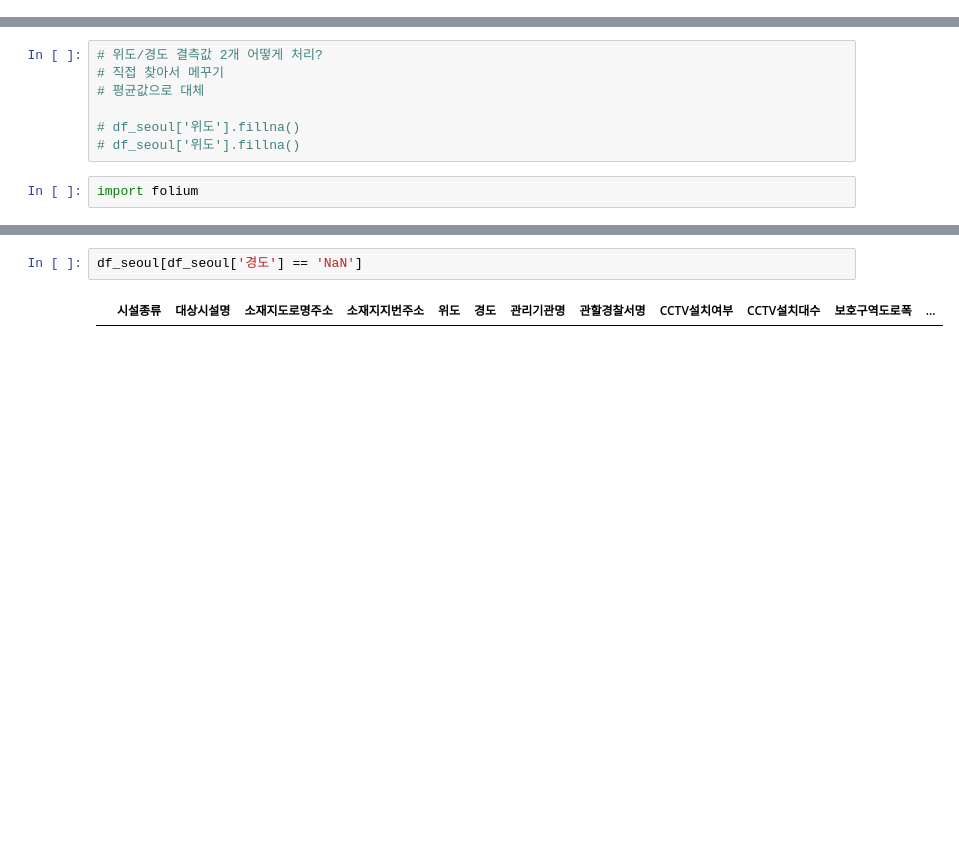
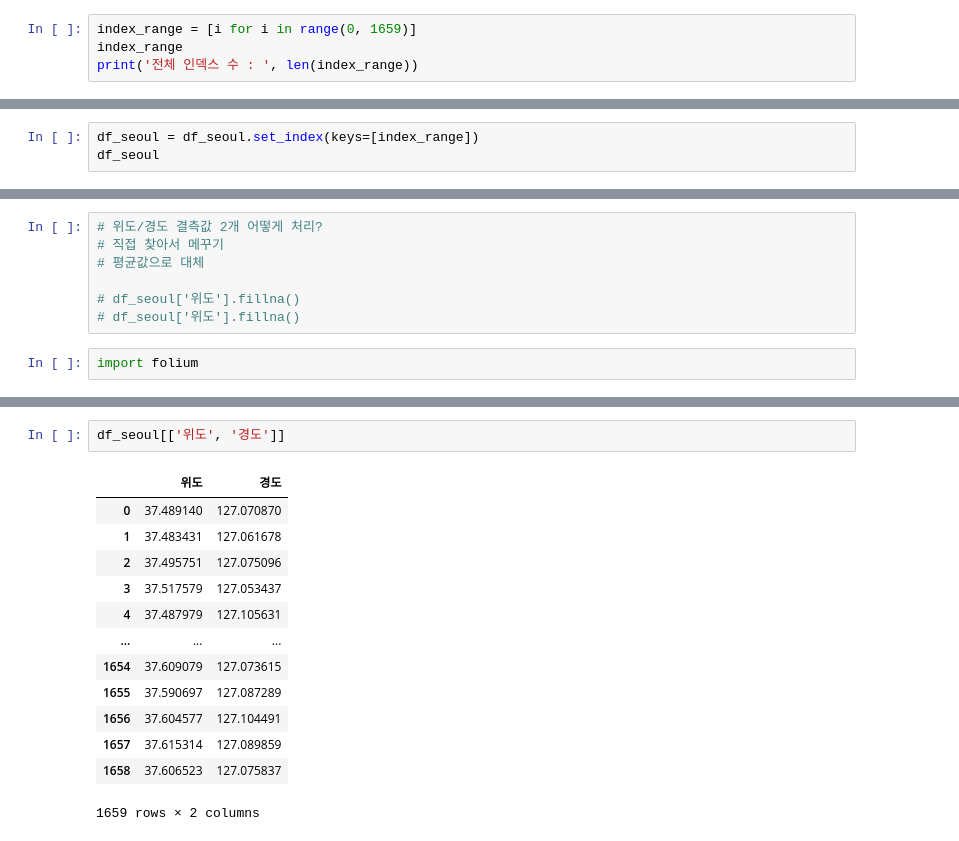
Before and after one commit to Sim-mi-gyeong/DataAnalysis, a Jupyter notebook: BigDataCampus/ChildernProtectRegion.ipynb, the cells around one changed output, grey strips where cells are left out. Drawn from its saved outputs; the diff is of its cells as text; blank space fills up the shorter version.

```diff
--- a/BigDataCampus/ChildernProtectRegion.ipynb
+++ b/BigDataCampus/ChildernProtectRegion.ipynb
@@ -441,0 +442,4 @@ seoul_protect
+# %%
+index_range = [i for i in range(0, 1659)]
+index_range
+print('전체 인덱스 수 : ', len(index_range))
@@ -441,0 +448,3 @@ seoul_protect
+# %%
+df_seoul = df_seoul.set_index(keys=[index_range])
+df_seoul
@@ -470,7 +488,19 @@ map
 # %% [output]
 [interactive output not drawn]
 # %%
-df_seoul[df_seoul['경도'] == 'NaN']
+df_seoul[['위도', '경도']]
 # %% [output]
-|  | 시설종류 | 대상시설명 | 소재지도로명주소 | 소재지지번주소 | 위도 | 경도 | 관리기관명 | 관할경찰서명 | CCTV설치여부 | CCTV설치대수 | 보호구역도로폭 | ... |
+|  | 위도 | 경도 |
+| 0 | 37.489140 | 127.070870 |
+| 1 | 37.483431 | 127.061678 |
+| 2 | 37.495751 | 127.075096 |
+| 3 | 37.517579 | 127.053437 |
+| 4 | 37.487979 | 127.105631 |
+| ... | ... | ... |
+| 1654 | 37.609079 | 127.073615 |
+| 1655 | 37.590697 | 127.087289 |
+| 1656 | 37.604577 | 127.104491 |
+| 1657 | 37.615314 | 127.089859 |
+| 1658 | 37.606523 | 127.075837 |
+1659 rows × 2 columns
 # %%
```
Also changed, not shown: parts of 7 cells of this notebook.
